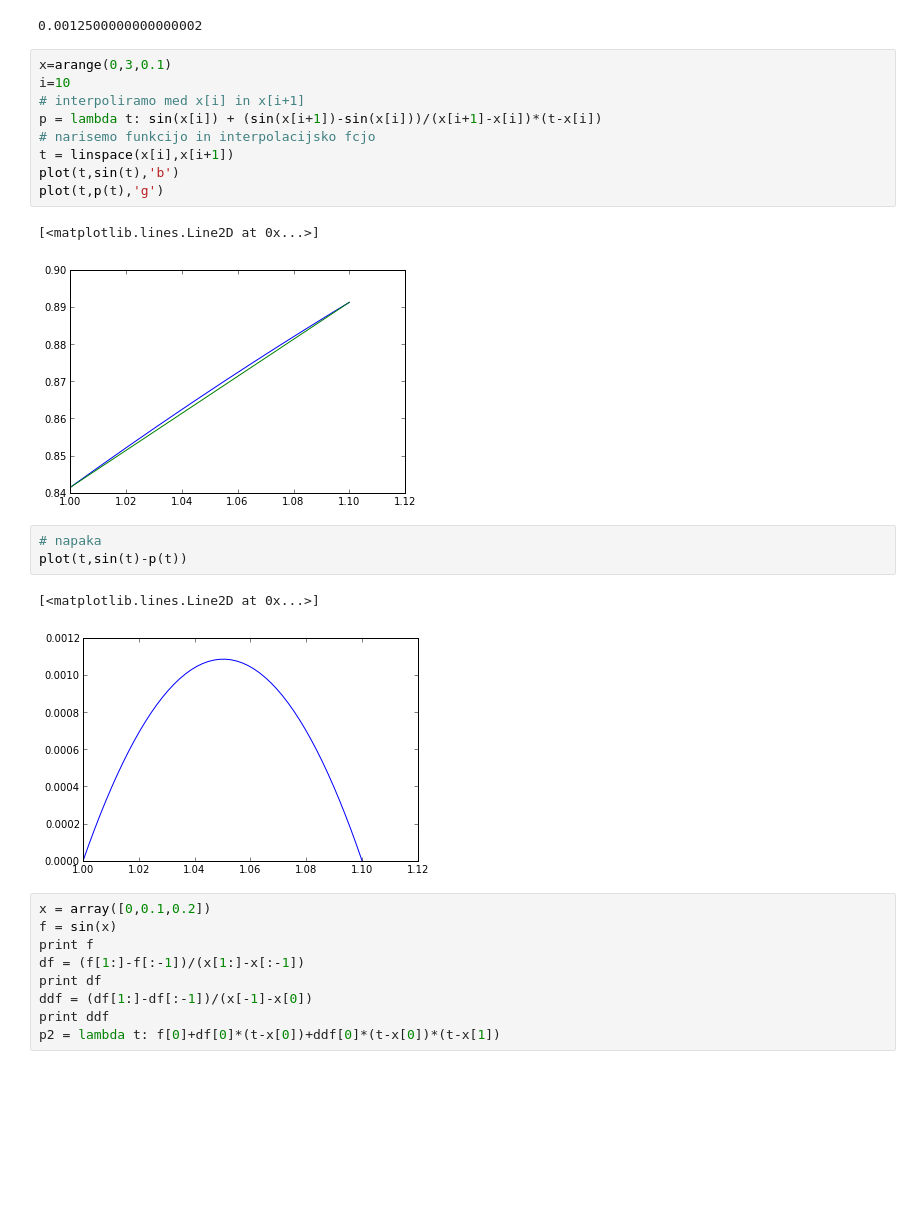
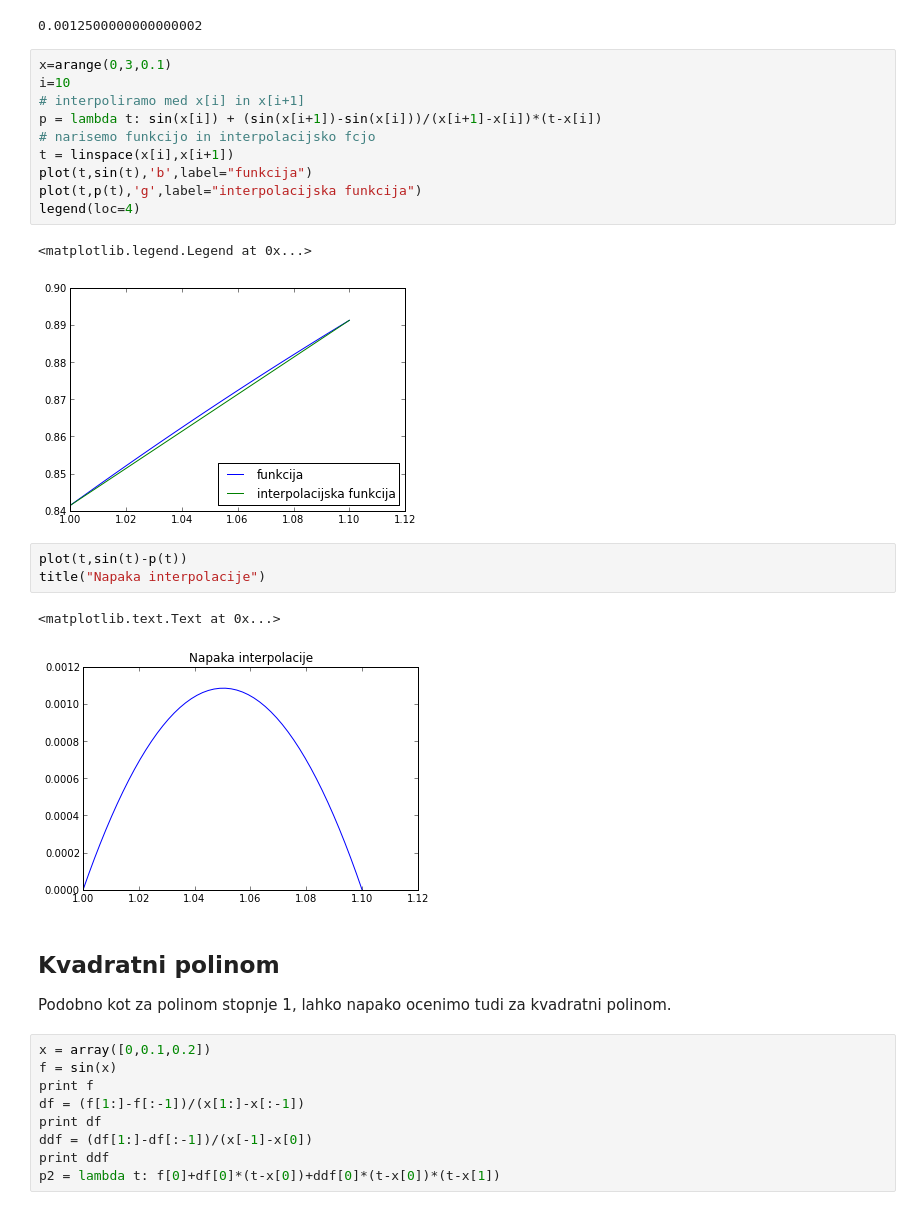
Before and after one commit to mrcinv/nummat, a Jupyter notebook: vaja5.ipynb, the cells around one changed output. Drawn from its saved outputs; the diff is of its cells as text; blank space fills up the shorter version.

Commit message:
Formula za napako

```diff
--- a/vaja5.ipynb
+++ b/vaja5.ipynb
@@ -93,17 +128,21 @@ i=10
 p = lambda t: sin(x[i]) + (sin(x[i+1])-sin(x[i]))/(x[i+1]-x[i])*(t-x[i])
 # narisemo funkcijo in interpolacijsko fcjo
 t = linspace(x[i],x[i+1])
-plot(t,sin(t),'b')
-plot(t,p(t),'g')
+plot(t,sin(t),'b',label="funkcija")
+plot(t,p(t),'g',label="interpolacijska funkcija")
+legend(loc=4)
 # %% [output]
-[<matplotlib.lines.Line2D at 0x...>]
+<matplotlib.legend.Legend at 0x...>
-[figure, old version]
+[figure, new version]
 # %%
-# napaka
 plot(t,sin(t)-p(t))
+title("Napaka interpolacije")
 # %% [output]
-[<matplotlib.lines.Line2D at 0x...>]
+<matplotlib.text.Text at 0x...>
-[figure, old version]
+[figure, new version]
+# %% [markdown]
+## Kvadratni polinom
+Podobno kot za polinom stopnje 1, lahko napako ocenimo tudi za kvadratni polinom.
 # %%
 x = array([0,0.1,0.2])
 f = sin(x)
```
Also changed, not shown: parts of 4 cells of this notebook.
